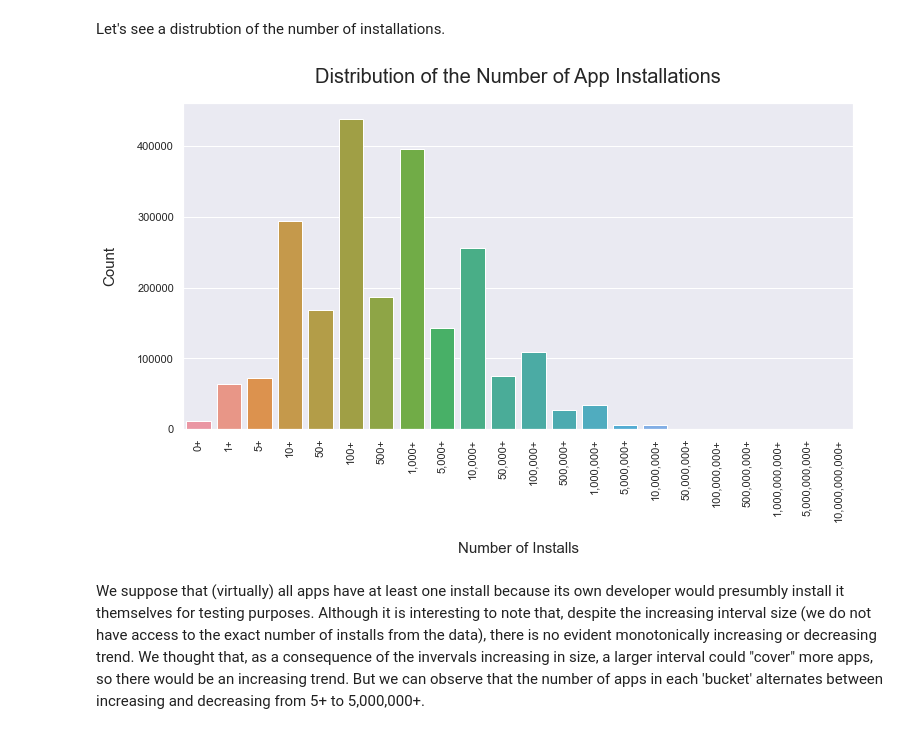
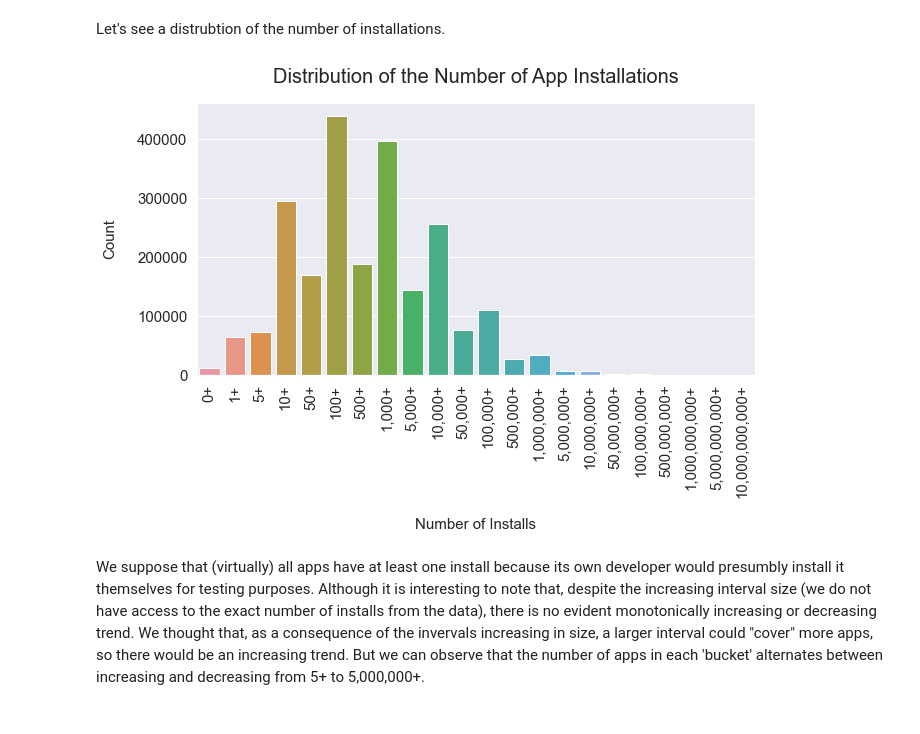
Before and after one commit to Superocker50/CMPT-353-Final-Project, a Jupyter notebook: cmpt-353-part-1.ipynb, the cells around one changed output. Saved outputs shown, nothing was run; the diff lists cells and outputs as text; code cells hidden in the pictures.

```diff
--- a/cmpt-353-part-1.ipynb
+++ b/cmpt-353-part-1.ipynb
@@ -59,16 +59,17 @@ grouped_installs.reset_index(inplace=True)
 # %%
 grouped_installs.sort_values(by=['Installations'], inplace=True)
 # %%
-figure = plt.figure(figsize=(12, 6))
+figure = plt.figure(figsize=(10, 5))
 axis = plt.gca()
 sns.barplot(x='Installs', y='App Name', data=grouped_installs)
 plt.xlabel('Number of Installs', fontsize=15, labelpad=20)
 plt.ylabel('Count', fontsize=15, labelpad=20)
 plt.title('Distribution of the Number of App Installations', fontsize=20, pad=20)
-plt.xticks(rotation=90)
+plt.xticks(rotation=90, fontsize=15)
+plt.yticks(fontsize=15)
 plt.show()
 # %% [output]
-[figure, old version]
+[figure, new version]
 # %% [markdown]
 We suppose that (virtually) all apps have at least one install because its own developer would presumbly install it themselves for testing purposes. Although it is interesting to note that, despite the increasing interval size (we do not have access to the exact number of installs from the data), there is no evident monotonically increasing or decreasing trend. We thought that, as a consequence of the invervals increasing in size, a larger interval could "cover" more apps, so there would be an increasing trend. But we can observe that the number of apps in each 'bucket' alternates between increasing and decreasing from 5+ to 5,000,000+.
 # %%
```
Also changed, not shown: parts of 24 cells of this notebook, 1 other file.
